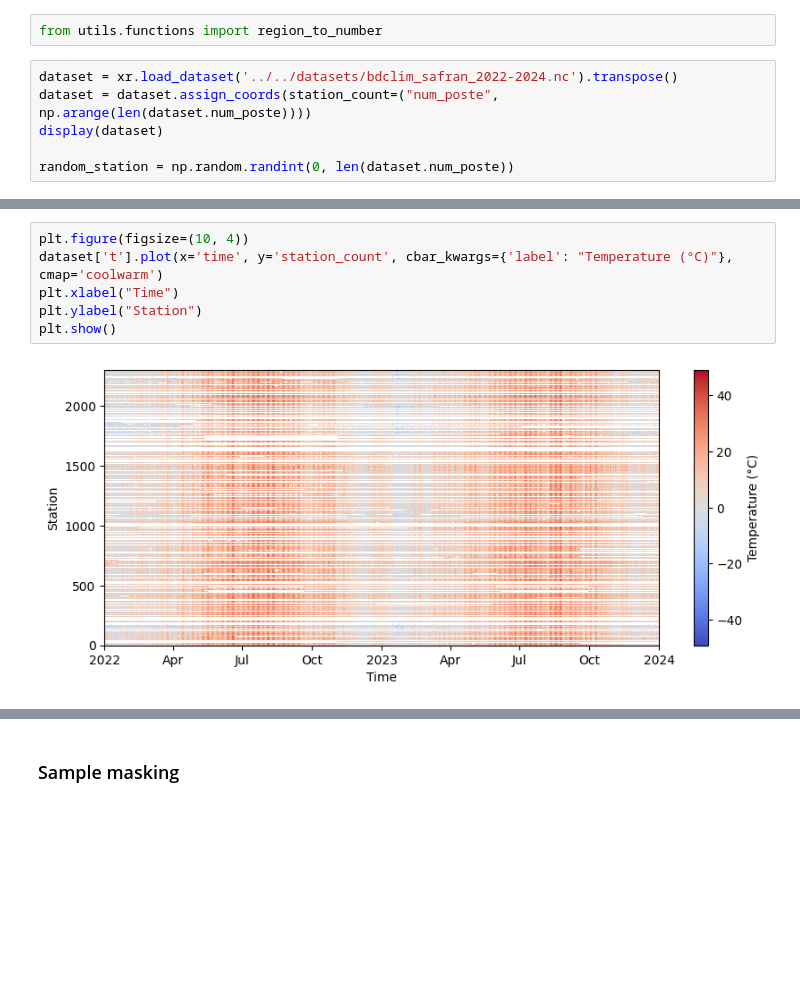
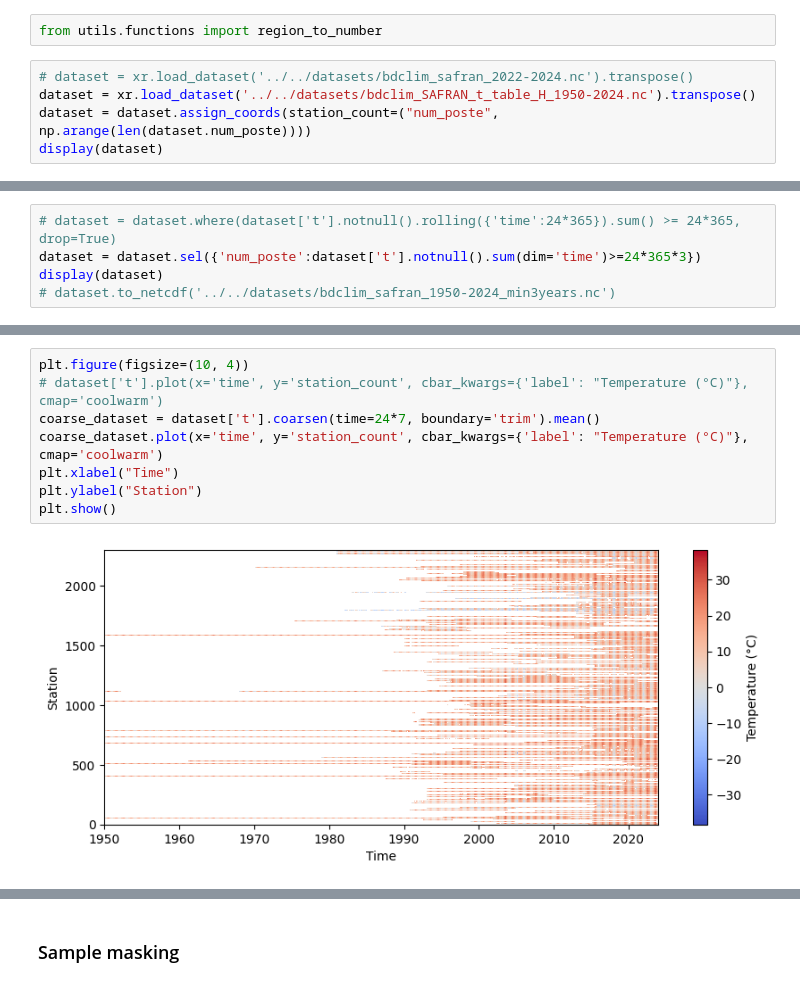
Before and after one commit to leocatteau/Meteo-France, a Jupyter notebook: notebook_guides/data.ipynb, the cells around one changed output, grey strips where cells are left out. Saved outputs shown, nothing was run; the diff lists cells and outputs as text; blank space fills up the shorter version.

Commit message:
characterizing the distribution of masking of the full dataset

```diff
--- a/notebook_guides/data.ipynb
+++ b/notebook_guides/data.ipynb
@@ -24,9 +24,8 @@ There are up to now three types of training data, obtained through the data prov
 # %%
 from utils.functions import region_to_number
 # %%
-dataset = xr.load_dataset('../../datasets/bdclim_safran_2022-2024.nc').transpose()
+# dataset = xr.load_dataset('../../datasets/bdclim_safran_2022-2024.nc').transpose()
+dataset = xr.load_dataset('../../datasets/bdclim_SAFRAN_t_table_H_1950-2024.nc').transpose()
 dataset = dataset.assign_coords(station_count=("num_poste", np.arange(len(dataset.num_poste))))
 display(dataset)
-
-random_station = np.random.randint(0, len(dataset.num_poste))
 # %% [output]
@@ -50,0 +48,5 @@ Data variables:
+# %%
+# dataset = dataset.where(dataset['t'].notnull().rolling({'time':24*365}).sum() >= 24*365, drop=True)
+dataset = dataset.sel({'num_poste':dataset['t'].notnull().sum(dim='time')>=24*365*3})
+display(dataset)
+# dataset.to_netcdf('../../datasets/bdclim_safran_1950-2024_min3years.nc')
@@ -66,11 +87,13 @@ plt.show()
 # %%
 plt.figure(figsize=(10, 4))
-dataset['t'].plot(x='time', y='station_count', cbar_kwargs={'label': "Temperature (°C)"}, cmap='coolwarm')
+# dataset['t'].plot(x='time', y='station_count', cbar_kwargs={'label': "Temperature (°C)"}, cmap='coolwarm')
+coarse_dataset = dataset['t'].coarsen(time=24*7, boundary='trim').mean()
+coarse_dataset.plot(x='time', y='station_count', cbar_kwargs={'label': "Temperature (°C)"}, cmap='coolwarm')
 plt.xlabel("Time")
 plt.ylabel("Station")
 plt.show()
 # %% [output]
-[figure, old version]
+[figure, new version]
 # %%
 plt.figure(figsize=(10, 4))
 dataset['t'].sel(num_poste=random_station, method='nearest').plot(x='time')
```
Also changed, not shown: parts of 8 cells of this notebook.
